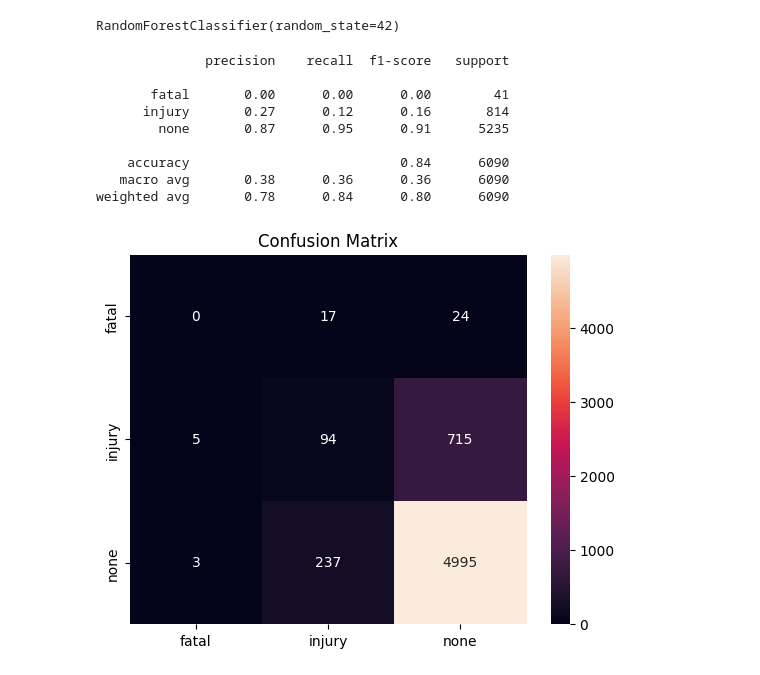
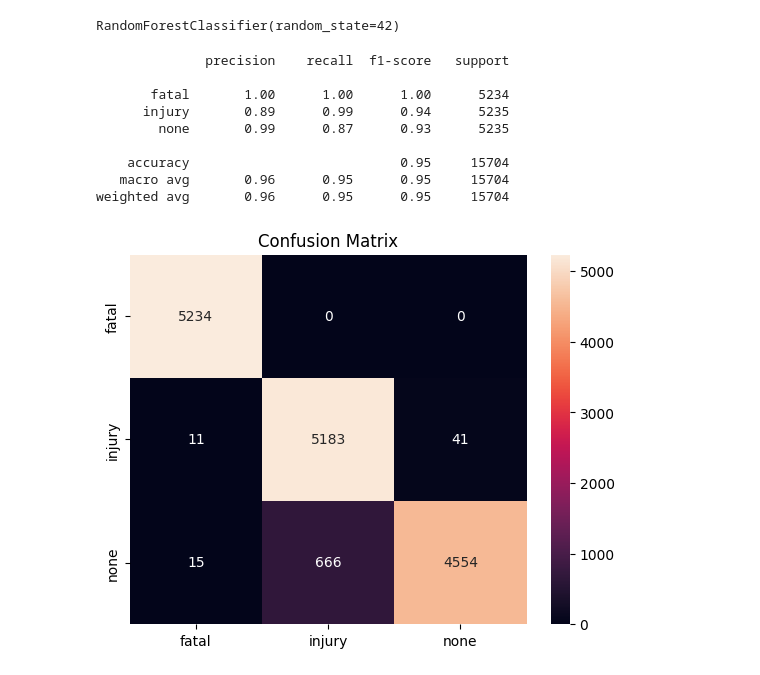
Before and after one commit to aldonunez05/SD-Traffic-Collision-Analysis, a Jupyter notebook: san_diego_traffic_analysis.ipynb, the cells around one changed output. Drawn from its saved outputs; the diff is of its cells as text; code cells hidden in the pictures.

Commit message:
Improved Model Accuracy to 81%

```diff
--- a/san_diego_traffic_analysis.ipynb
+++ b/san_diego_traffic_analysis.ipynb
@@ -130,6 +130,8 @@ df_balanced = df_balanced.sample(frac=1, random_state=42)
 # split again
 X = df_balanced[features]
 y = df_balanced[target]
+
+X_train, X_test, y_train, y_test = train_test_split(X, y, test_size=0.2, stratify=y, random_state=42)
 # %%
 #model training 2
 rf_1 = RandomForestClassifier(n_estimators=100, random_state=42)
@@ -139,18 +141,18 @@ RandomForestClassifier(random_state=42)
 # %%
 # eval 2
 y_pred = rf_1.predict(X_test)
 print(classification_report(y_test, y_pred))
-sns.heatmap(confusion_matrix(y_test, y_pred), annot=True, fmt='d', xticklabels=rf.classes_, yticklabels=rf.classes_)
+sns.heatmap(confusion_matrix(y_test, y_pred), annot=True, fmt='d', xticklabels=rf_1.classes_, yticklabels=rf_1.classes_)
 plt.title("Confusion Matrix")
 plt.show()
 # %% [output]
               precision    recall  f1-score   support
 
-       fatal       0.00      0.00      0.00        41
-      injury       0.27      0.12      0.16       814
-        none       0.87      0.95      0.91      5235
+       fatal       1.00      1.00      1.00      5234
+      injury       0.89      0.99      0.94      5235
+        none       0.99      0.87      0.93      5235
 
-    accuracy                           0.84      6090
-   macro avg       0.38      0.36      0.36      6090
-weighted avg       0.78      0.84      0.80      6090
+    accuracy                           0.95     15704
+   macro avg       0.96      0.95      0.95     15704
+weighted avg       0.96      0.95      0.95     15704
-[figure, old version]
+[figure, new version]
```
Also changed, not shown: parts of 4 cells of this notebook.
